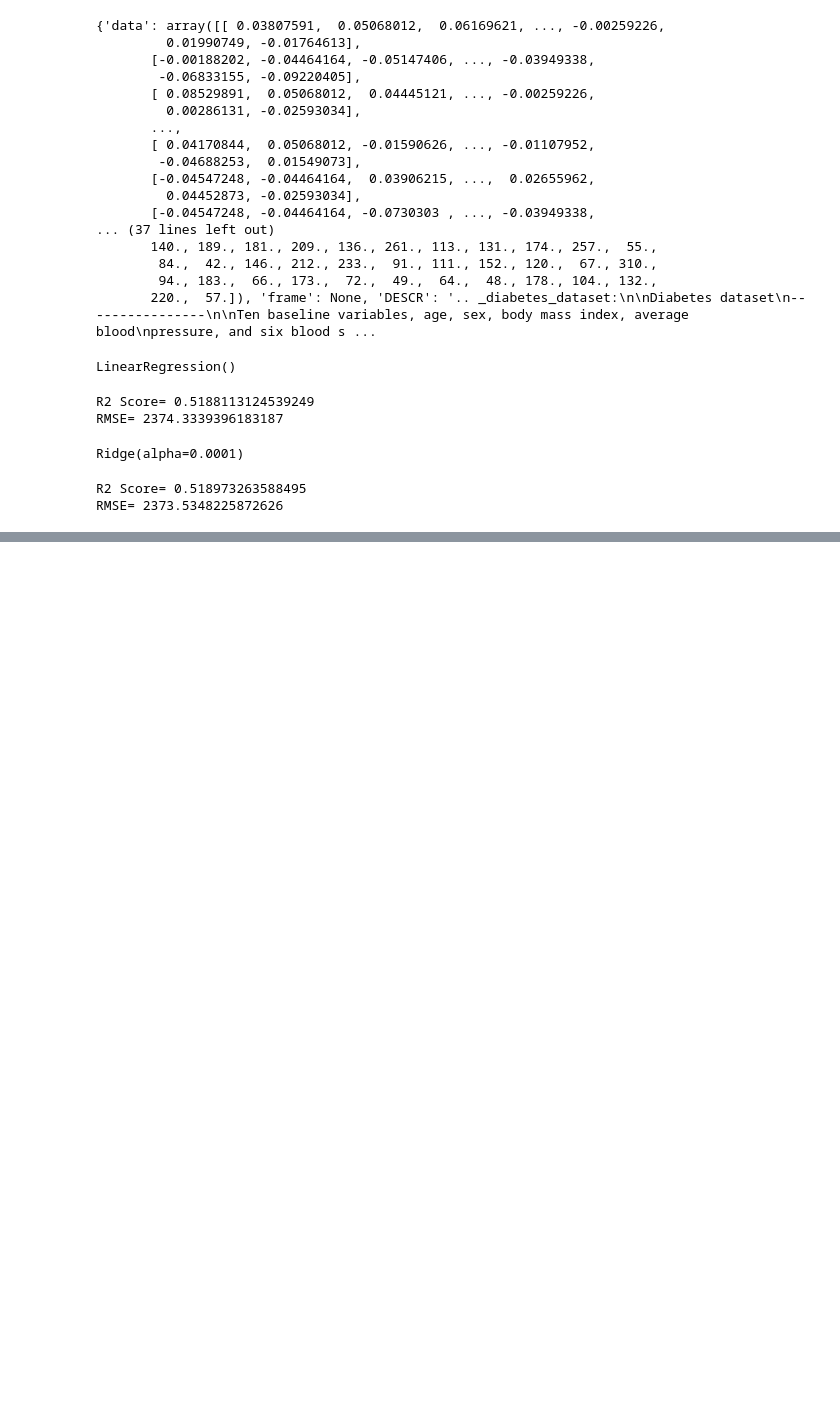
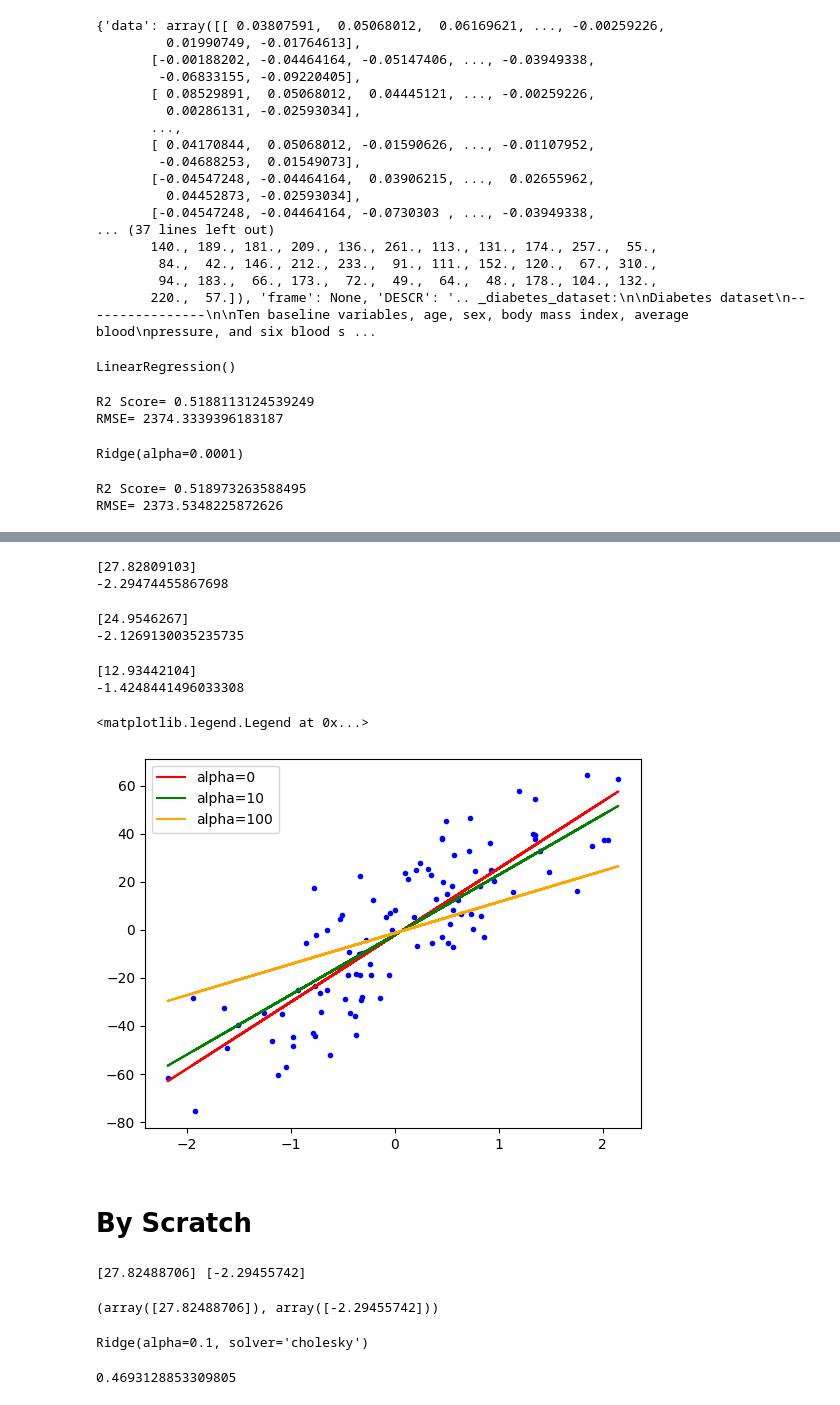
Before and after one commit to codeAntariksh/Machine-Learning-Braindump, a Jupyter notebook: ridge_regression.ipynb, the cells around one changed output, grey strips where cells are left out. Cells and saved outputs as stored; diff of their text form; code cells hidden in the pictures; blank space fills up the shorter version.

Commit message:
Recent Modifications for Ridge Regression

```diff
--- a/ridge_regression.ipynb
+++ b/ridge_regression.ipynb
@@ -100,0 +100,40 @@ for alpha, c in zip(alphas, cs):
+# %%
+from sklearn.datasets import make_regression
+X,y = make_regression(n_samples=100,n_features=1,n_informative=1,n_targets=1,noise=20,random_state=13)
+# %%
+from sklearn.linear_model import LinearRegression
+lr = LinearRegression()
+lr.fit(X,y)
+print(lr.coef_)
+print(lr.intercept_)
+# %% [output]
+[27.82809103]
+-2.29474455867698
+# %%
+from sklearn.linear_model import Ridge
+rr = Ridge(alpha=10)
+rr.fit(X,y)
+print(rr.coef_)
+print(rr.intercept_)
+# %% [output]
+[24.9546267]
+-2.1269130035235735
+# %%
+rr1 = Ridge(alpha=100)
+rr1.fit(X,y)
+print(rr1.coef_)
+print(rr1.intercept_)
+# %% [output]
+[12.93442104]
+-1.4248441496033308
+# %%
+plt.plot(X,y,'b.')
+plt.plot(X,lr.predict(X),color='red',label='alpha=0')
+plt.plot(X,rr.predict(X),color='green',label='alpha=10')
+plt.plot(X,rr1.predict(X),color='orange',label='alpha=100')
+plt.legend()
+# %% [output]
+<matplotlib.legend.Legend at 0x...>
+[figure, added]
+# %% [markdown]
+# By Scratch
@@ -100,0 +160,23 @@ for alpha, c in zip(alphas, cs):
+# %%
+reg = MyRidge(alpha=0.01)
+reg.fit(X,y)
+# %% [output]
+[27.82488706] [-2.29455742]
+(array([27.82488706]), array([-2.29455742]))
+# %%
+from sklearn.datasets import load_diabetes
+from sklearn.metrics import r2_score
+import numpy as np
+X,y = load_diabetes(return_X_y=True)
+from sklearn.model_selection import train_test_split
+X_train,X_test,y_train,y_test = train_test_split(X,y,test_size=0.2,random_state=4)
+from sklearn.linear_model import Ridge
+reg = Ridge(alpha=0.1,solver='cholesky')
+reg.fit(X_train,y_train)
+# %% [output]
+Ridge(alpha=0.1, solver='cholesky')
+# %%
+y_pred = reg.predict(X_test)
+r2_score(y_test,y_pred)
+# %% [output]
+0.4693128853309805
```
Also changed, not shown: parts of 12 cells of this notebook.
